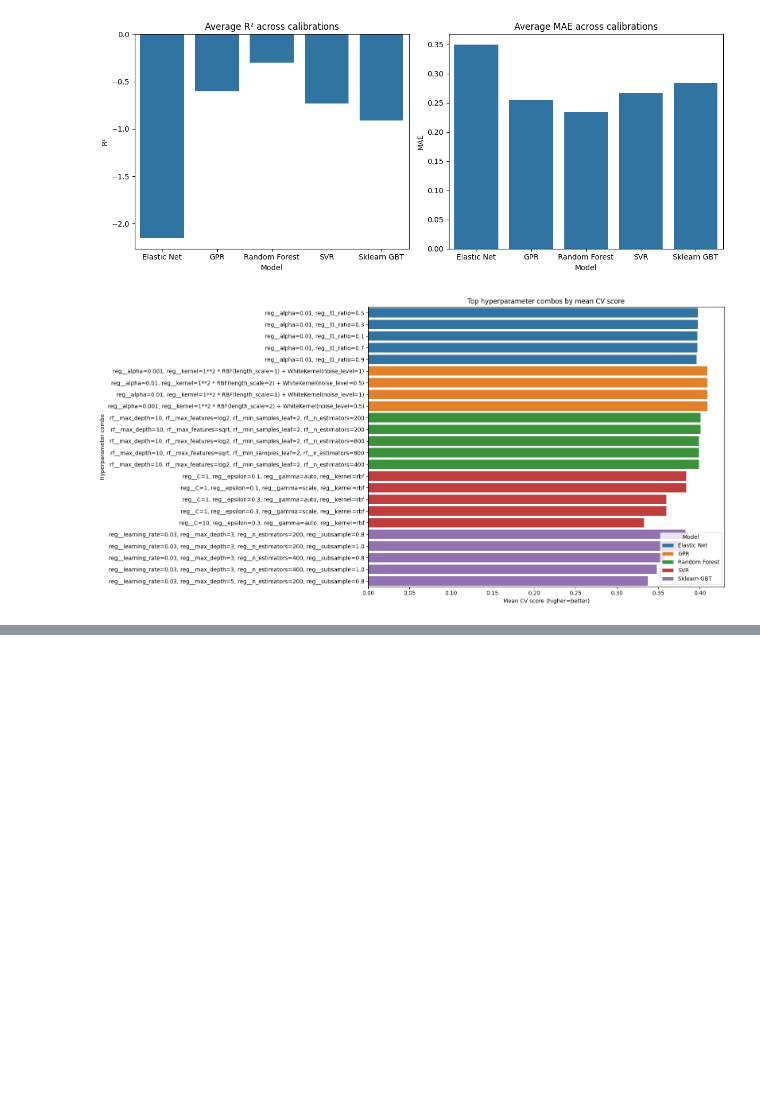
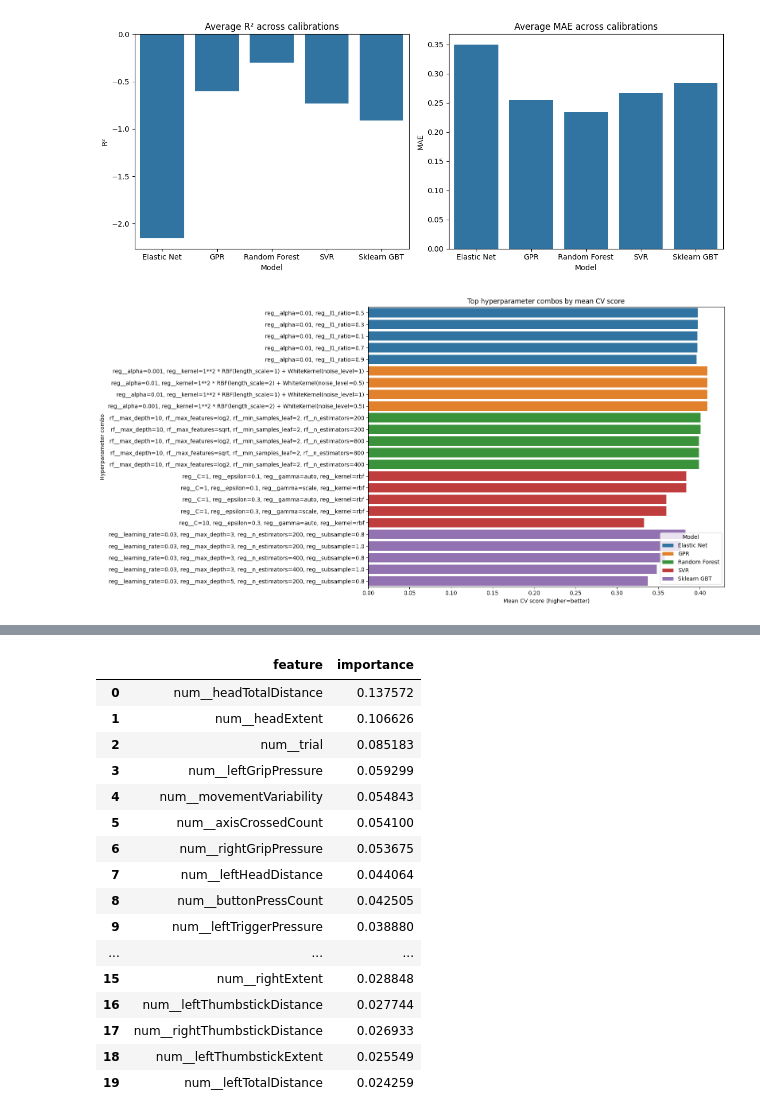
Before and after one commit to A-l-an/IOTA5002-Data-driven-Modeling-Final, a Jupyter notebook: data_cleaning.ipynb, the cells around one changed output, grey strips where cells are left out. Drawn from its saved outputs; the diff is of its cells as text; code cells hidden in the pictures; blank space fills up the shorter version.

```diff
--- a/data_cleaning.ipynb
+++ b/data_cleaning.ipynb
@@ -1081,3 +1262,75 @@ plt.show()
 # %% [output]
 [figure]
 [figure]
+# %%
+# Random split baseline (mixed techniques)
+from sklearn.model_selection import train_test_split, GridSearchCV
+from sklearn.compose import ColumnTransformer
+from sklearn.pipeline import Pipeline
+from sklearn.preprocessing import OneHotEncoder
+from sklearn.impute import SimpleImputer
+from sklearn.metrics import mean_absolute_error, r2_score
+from sklearn.ensemble import RandomForestRegressor
+
+mixed_df = clean_df.dropna(subset=[target_col_name]).copy()
+
+# Remove target, id, technique, and any time-related columns to avoid leakage
+mixed_time_cols = [c for c in mixed_df.columns if "time" in c.lower()]
+mixed_exclude_cols = set([target_col_name, "iD", "technique"] + mixed_time_cols)
+mixed_base_features = [c for c in mixed_df.columns if c not in mixed_exclude_cols]
+
+usable_cols = [c for c in mixed_base_features if not mixed_df[c].isna().all()]
+X = mixed_df[usable_cols].copy()
+y = mixed_df[target_col_name]
+
+# Stratify the train/test split with binned target to preserve distribution
+bins = pd.qcut(y, q=min(5, len(y)), duplicates='drop').astype(str)
+X_train, X_test, y_train, y_test = train_test_split(
+    X, y, test_size=0.2, random_state=42, stratify=bins
+)
+
+numeric_cols = X_train.select_dtypes(include=[np.number]).columns.tolist()
+categorical_cols = [c for c in X_train.columns if c not in numeric_cols]
+
+preprocessor = ColumnTransformer(
+    [
+        ("num", Pipeline([("imputer", SimpleImputer(strategy="median"))]), numeric_cols),
+        (
+            "cat",
+            Pipeline(
+                [
+                    ("imputer", SimpleImputer(strategy="most_frequent")),
+                    ("onehot", OneHotEncoder(handle_unknown="ignore")),
+                ]
+            ),
+            categorical_cols,
+        ),
+    ]
+)
+
+rf_param_grid = {
+    "rf__n_estimators": [200, 400, 800],
+    "rf__max_depth": [None, 10, 20],
+    "rf__min_samples_leaf": [1, 2, 4],
+    "rf__max_features": ["sqrt", "log2", None],
+}
+
+rf = RandomForestRegressor(random_state=42)
+model = Pipeline([("prep", preprocessor), ("rf", rf)])
+cv_splits = get_stratified_cv(y_train, n_splits=3)
+search = GridSearchCV(model, param_grid=rf_param_grid, cv=cv_splits, n_jobs=-1)
+search.fit(X_train, y_train)
+test_preds = search.predict(X_test)
+
+baseline_r2 = r2_score(y_test, test_preds)
+baseline_mae = mean_absolute_error(y_test, test_preds)
+
+print("Random split baseline (mixed techniques):")
+print(f"Test R2: {baseline_r2:.3f}, Test MAE: {baseline_mae:.3f}")
+print("Best params:", search.best_params_)
+
+fi_df = extract_feature_importances(search, "rf")
+if fi_df is not None:
+    print("Top RF feature importances (mixed split):")
+    display(fi_df.head(20))
+# %% [output]
@@ -1083,0 +1341,17 @@ plt.show()
+|  | feature | importance |
+| 0 | num__headTotalDistance | 0.137572 |
+| 1 | num__headExtent | 0.106626 |
+| 2 | num__trial | 0.085183 |
+| 3 | num__leftGripPressure | 0.059299 |
+| 4 | num__movementVariability | 0.054843 |
+| 5 | num__axisCrossedCount | 0.054100 |
+| 6 | num__rightGripPressure | 0.053675 |
+| 7 | num__leftHeadDistance | 0.044064 |
+| 8 | num__buttonPressCount | 0.042505 |
+| 9 | num__leftTriggerPressure | 0.038880 |
+| ... | ... | ... |
+| 15 | num__rightExtent | 0.028848 |
+| 16 | num__leftThumbstickDistance | 0.027744 |
+| 17 | num__rightThumbstickDistance | 0.026933 |
+| 18 | num__leftThumbstickExtent | 0.025549 |
+| 19 | num__leftTotalDistance | 0.024259 |
```
Also changed, not shown: parts of 5 cells of this notebook, 1 other file.
